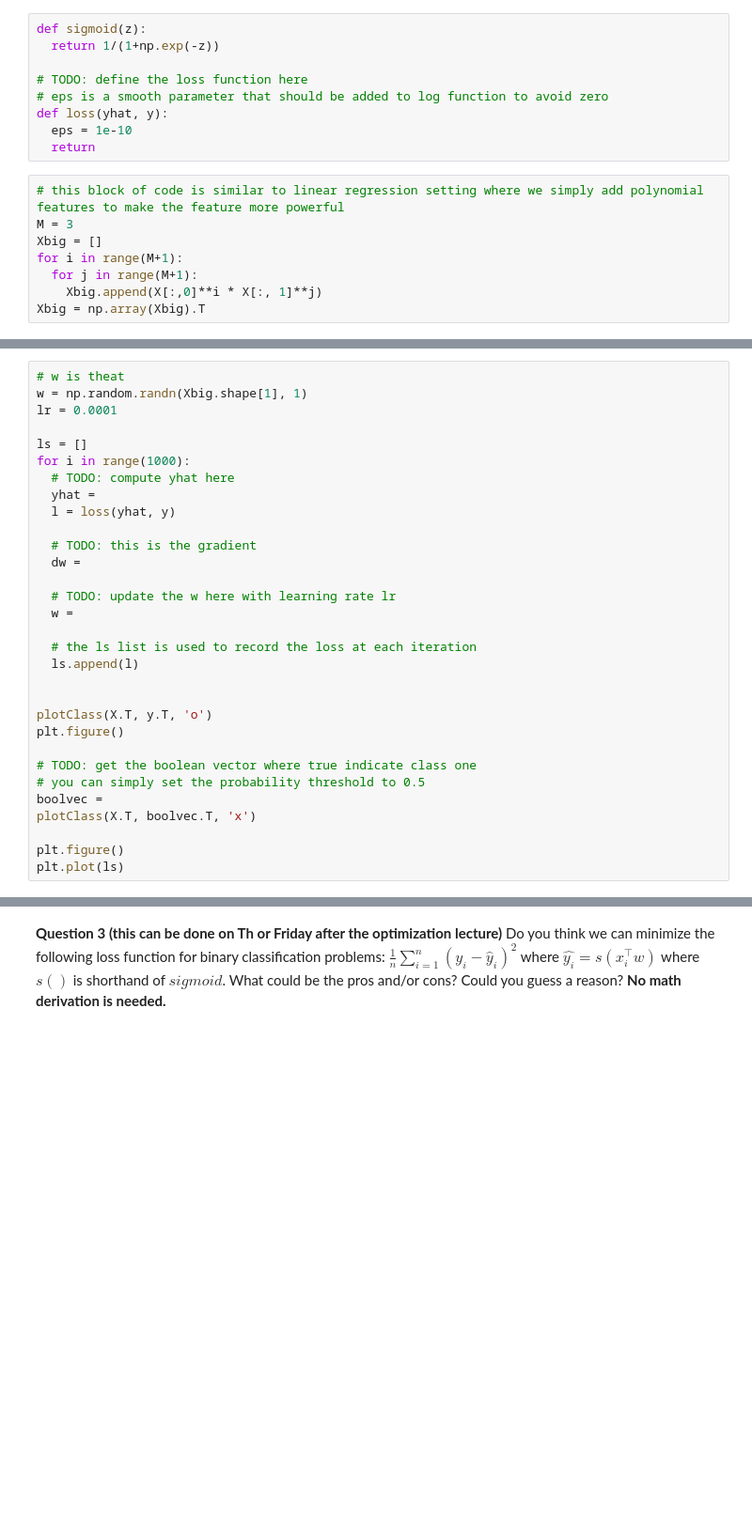
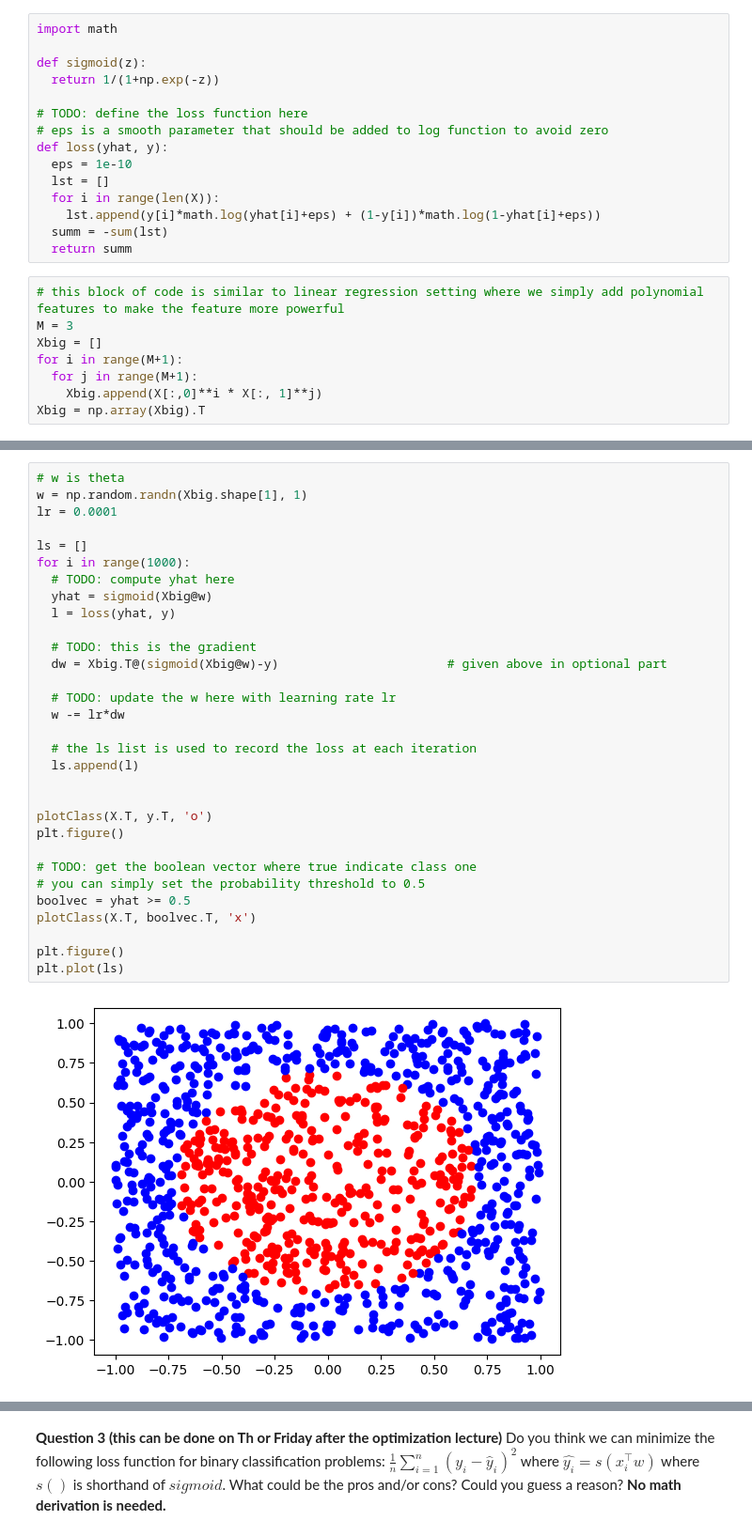
Before and after one commit to fuwentay/AIML-CWM, a Jupyter notebook: Part I - Regression & Classification linear models/ex2_LogisticRegression.ipynb, the cells around one changed output, grey strips where cells are left out. Shown at 94% size. Cells and saved outputs as stored; diff of their text form; blank space fills up the shorter version.

```diff
--- a/Part I - Regression & Classification linear models/ex2_LogisticRegression.ipynb
+++ b/Part I - Regression & Classification linear models/ex2_LogisticRegression.ipynb
@@ -67,6 +79,8 @@ print(y.shape)
 X = X.T
 y = y.T
 # %%
+import math
+
 def sigmoid(z):
   return 1/(1+np.exp(-z))
 
@@ -74,7 +88,11 @@ def sigmoid(z):
 # eps is a smooth parameter that should be added to log function to avoid zero
 def loss(yhat, y):
   eps = 1e-10
-  return
+  lst = []
+  for i in range(len(X)):
+    lst.append(y[i]*math.log(yhat[i]+eps) + (1-y[i])*math.log(1-yhat[i]+eps))
+  summ = -sum(lst)
+  return summ
 # %%
 # this block of code is similar to linear regression setting where we simply add polynomial features to make the feature more powerful
 M = 3
@@ -86,31 +112,33 @@ Xbig = np.array(Xbig).T
 # %%
-# w is theat
+# w is theta
 w = np.random.randn(Xbig.shape[1], 1)
 lr = 0.0001
 
 ls = []
 for i in range(1000):
   # TODO: compute yhat here
-  yhat =
+  yhat = sigmoid(Xbig@w)
   l = loss(yhat, y)
 
   # TODO: this is the gradient
-  dw =
+  dw = Xbig.T@(sigmoid(Xbig@w)-y)                       # given above in optional part
 
   # TODO: update the w here with learning rate lr
-  w =
+  w -= lr*dw
 
   # the ls list is used to record the loss at each iteration
   ls.append(l)
 
 
 plotClass(X.T, y.T, 'o')
 plt.figure()
 
 # TODO: get the boolean vector where true indicate class one
 # you can simply set the probability threshold to 0.5
-boolvec =
+boolvec = yhat >= 0.5
 plotClass(X.T, boolvec.T, 'x')
 
 plt.figure()
 plt.plot(ls)
+# %% [output]
+[figure, added]
```
Also changed, not shown: parts of 5 cells of this notebook, 1 other file.
